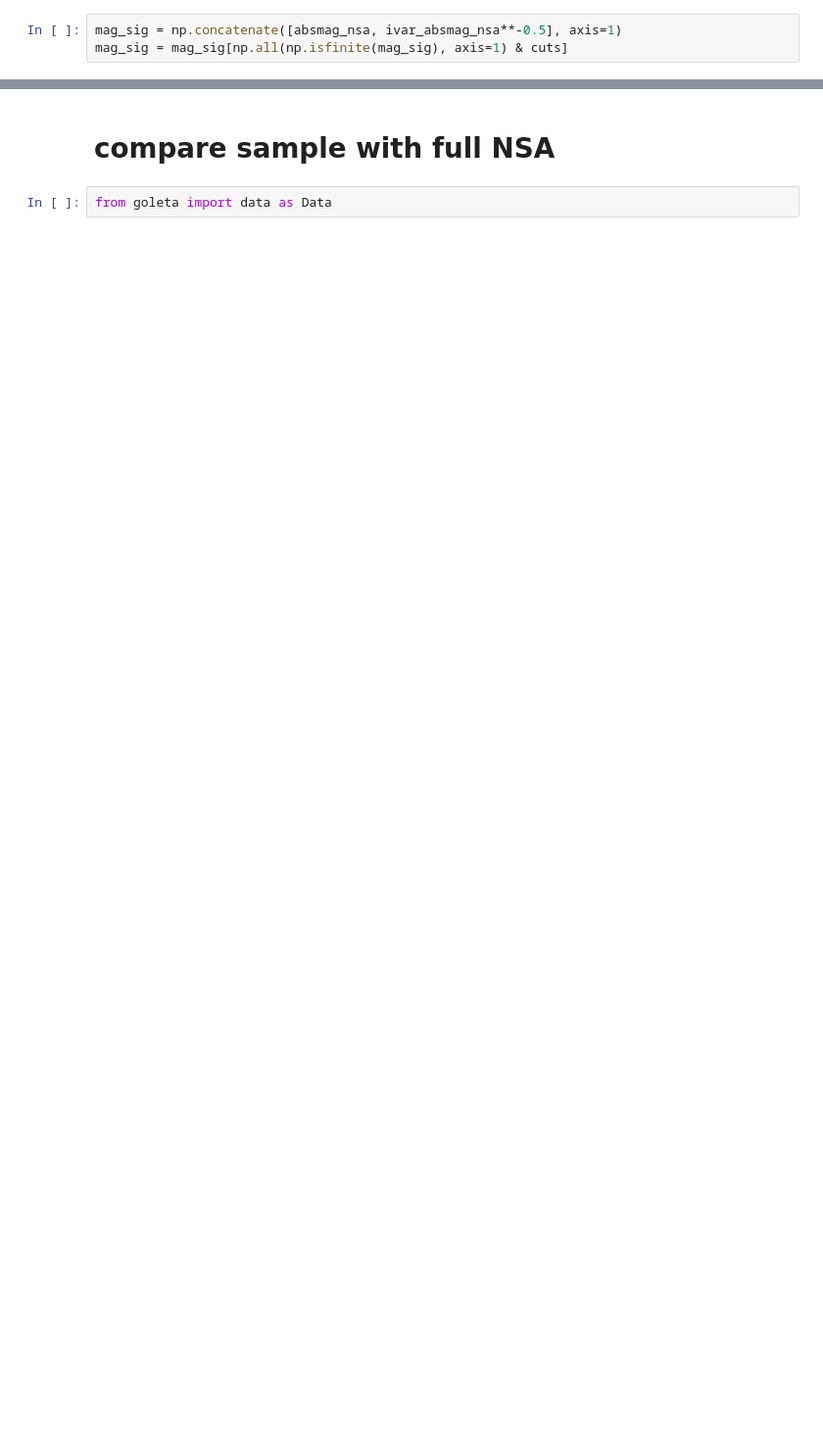
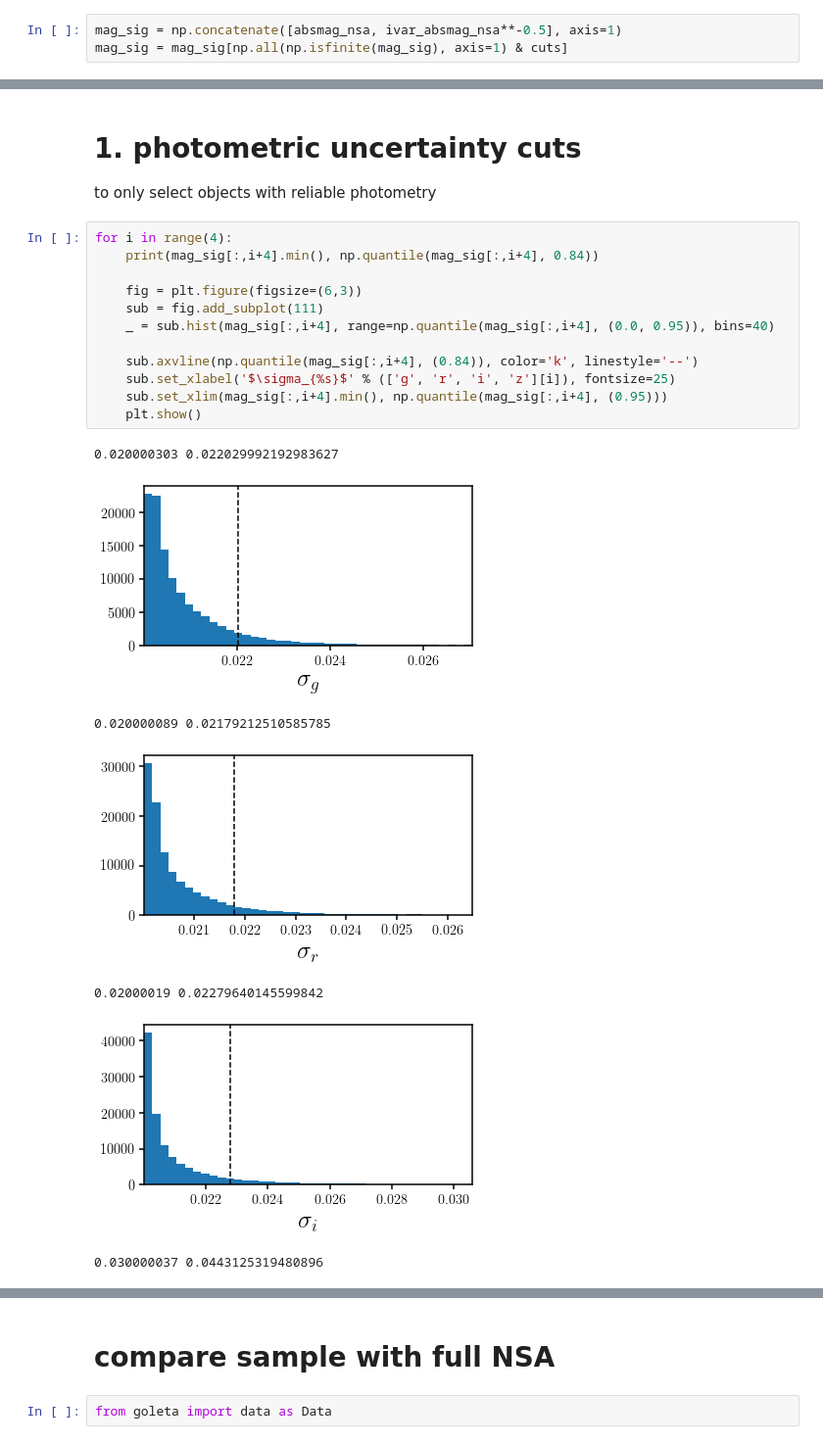
Before and after one commit to changhoonhahn/goleta, a Jupyter notebook: nb/nsa_cuts.ipynb, the cells around one changed output, grey strips where cells are left out. Shown at 98% size. Saved outputs shown, nothing was run; the diff lists cells and outputs as text; blank space fills up the shorter version.

```diff
--- a/nb/nsa_cuts.ipynb
+++ b/nb/nsa_cuts.ipynb
@@ -49,0 +57,23 @@ WARNING:root:Too few points to create valid contours
+# %% [markdown]
+# 1. photometric uncertainty cuts
+to only select objects with reliable photometry
+# %%
+for i in range(4):
+    print(mag_sig[:,i+4].min(), np.quantile(mag_sig[:,i+4], 0.84))
+
+    fig = plt.figure(figsize=(6,3))
+    sub = fig.add_subplot(111)
+    _ = sub.hist(mag_sig[:,i+4], range=np.quantile(mag_sig[:,i+4], (0.0, 0.95)), bins=40)
+
+    sub.axvline(np.quantile(mag_sig[:,i+4], (0.84)), color='k', linestyle='--')
+    sub.set_xlabel('$\sigma_{%s}$' % (['g', 'r', 'i', 'z'][i]), fontsize=25)
+    sub.set_xlim(mag_sig[:,i+4].min(), np.quantile(mag_sig[:,i+4], (0.95)))
+    plt.show()
+# %% [output]
+0.020000303 0.022029992192983627
+[figure, added]
+0.020000089 0.02179212510585785
+[figure, added]
+0.02000019 0.02279640145599842
+[figure, added]
+0.030000037 0.0443125319480896
```
Also changed, not shown: parts of 29 cells of this notebook, 1 other file.
